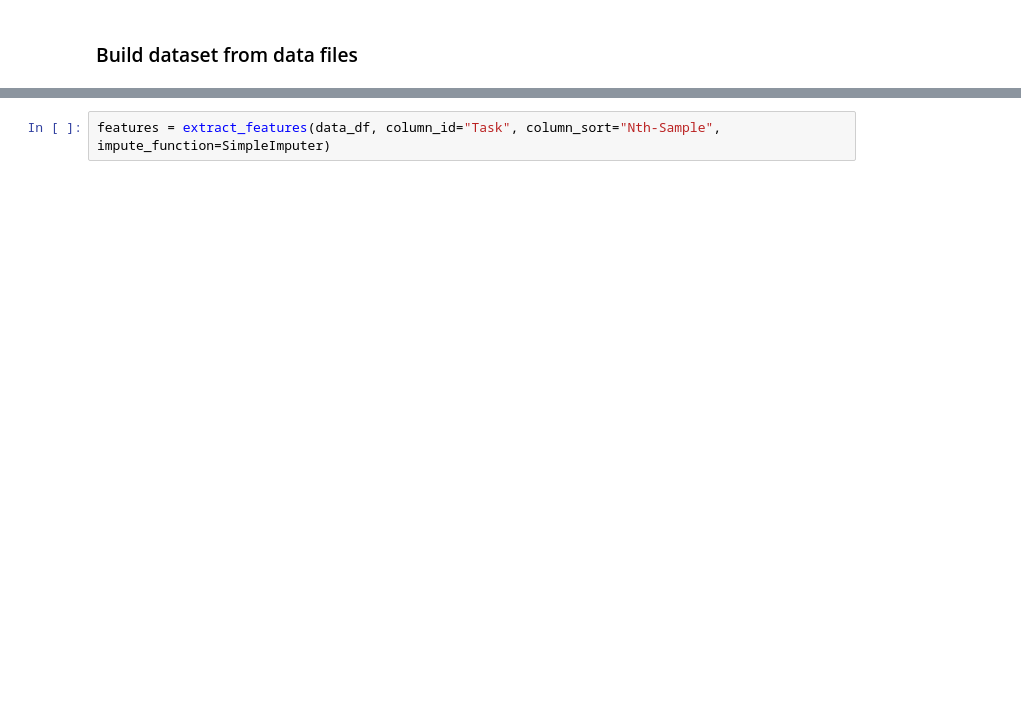
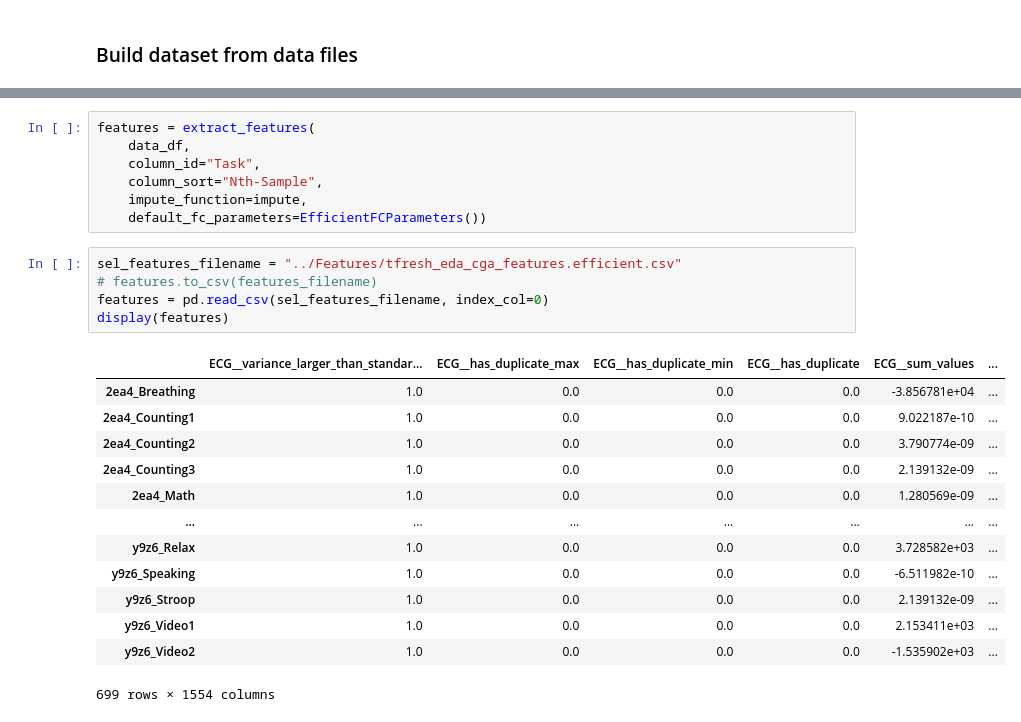
Before and after one commit to sergiodl-ubi/stressID, a Jupyter notebook: Feature Extraction/physiological/tsfresh_features_analysis.ipynb, the cells around one changed output, grey strips where cells are left out. Cells and saved outputs as stored; diff of their text form; blank space fills up the shorter version.

```diff
--- a/Feature Extraction/physiological/tsfresh_features_analysis.ipynb
+++ b/Feature Extraction/physiological/tsfresh_features_analysis.ipynb
@@ -125,2 +152,26 @@ display(data_df)
 # %%
-features = extract_features(data_df, column_id="Task", column_sort="Nth-Sample", impute_function=SimpleImputer)
+features = extract_features(
+    data_df,
+    column_id="Task",
+    column_sort="Nth-Sample",
+    impute_function=impute,
+    default_fc_parameters=EfficientFCParameters())
+# %%
+sel_features_filename = "../Features/tfresh_eda_cga_features.efficient.csv"
+# features.to_csv(features_filename)
+features = pd.read_csv(sel_features_filename, index_col=0)
+display(features)
+# %% [output]
+|  | ECG__variance_larger_than_standar... | ECG__has_duplicate_max | ECG__has_duplicate_min | ECG__has_duplicate | ECG__sum_values | ... |
+| 2ea4_Breathing | 1.0 | 0.0 | 0.0 | 0.0 | -3.856781e+04 | ... |
+| 2ea4_Counting1 | 1.0 | 0.0 | 0.0 | 0.0 | 9.022187e-10 | ... |
+| 2ea4_Counting2 | 1.0 | 0.0 | 0.0 | 0.0 | 3.790774e-09 | ... |
+| 2ea4_Counting3 | 1.0 | 0.0 | 0.0 | 0.0 | 2.139132e-09 | ... |
+| 2ea4_Math | 1.0 | 0.0 | 0.0 | 0.0 | 1.280569e-09 | ... |
+| ... | ... | ... | ... | ... | ... | ... |
+| y9z6_Relax | 1.0 | 0.0 | 0.0 | 0.0 | 3.728582e+03 | ... |
+| y9z6_Speaking | 1.0 | 0.0 | 0.0 | 0.0 | -6.511982e-10 | ... |
+| y9z6_Stroop | 1.0 | 0.0 | 0.0 | 0.0 | 2.139132e-09 | ... |
+| y9z6_Video1 | 1.0 | 0.0 | 0.0 | 0.0 | 2.153411e+03 | ... |
+| y9z6_Video2 | 1.0 | 0.0 | 0.0 | 0.0 | -1.535902e+03 | ... |
+699 rows × 1554 columns
```
Also changed, not shown: parts of 9 cells of this notebook, 3 other files.
